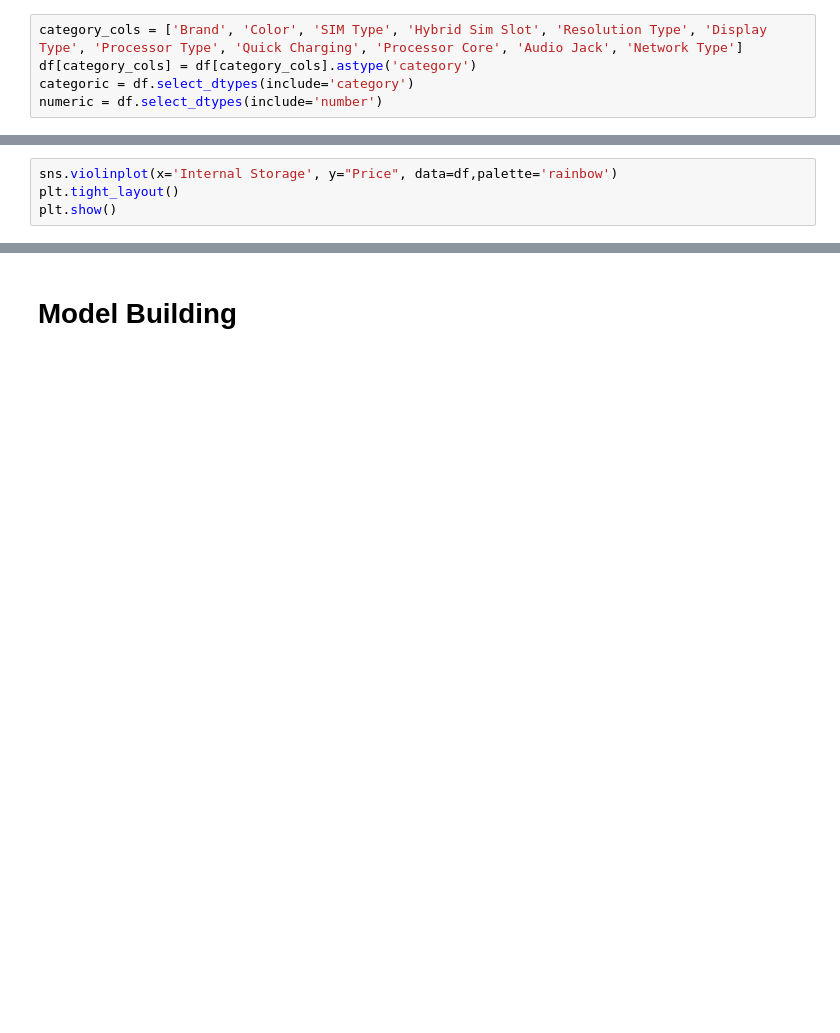
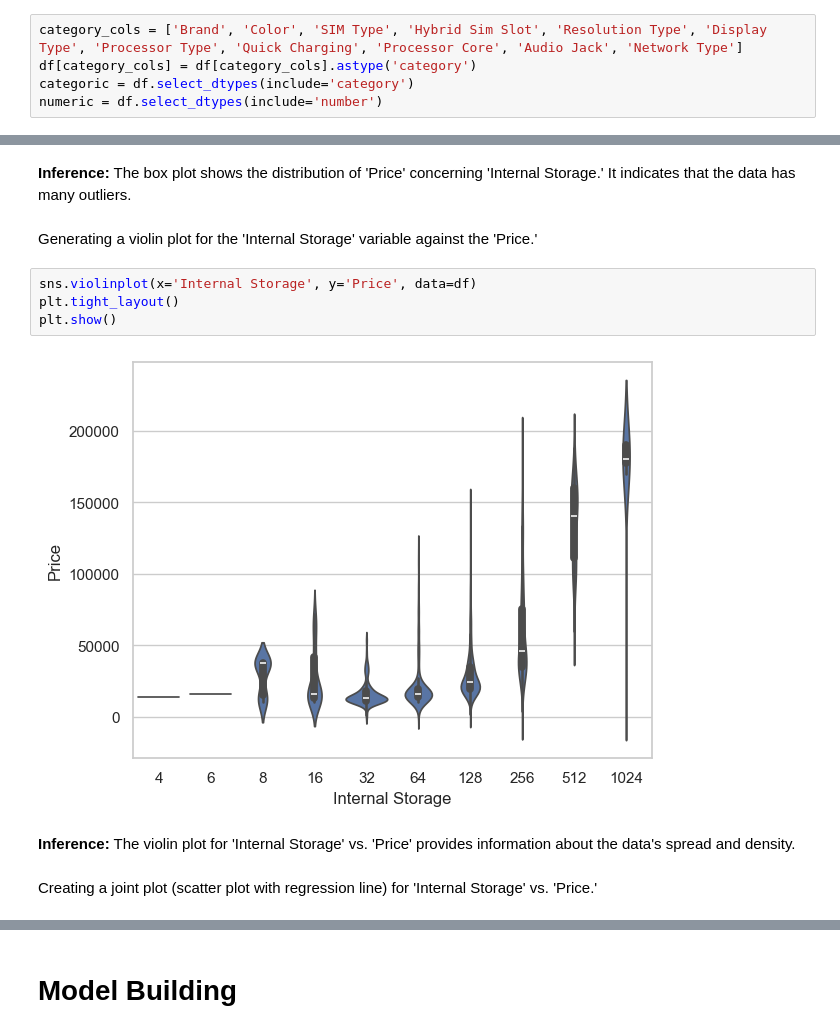
Before and after one commit to girishmahale786/smartphone-price-prediction, a Jupyter notebook: Smartphone_Price_Prediction.ipynb, the cells around one changed output, grey strips where cells are left out. Saved outputs shown, nothing was run; the diff lists cells and outputs as text; blank space fills up the shorter version.

```diff
--- a/Smartphone_Price_Prediction.ipynb
+++ b/Smartphone_Price_Prediction.ipynb
@@ -144,5 +237,15 @@ Based on the violinplot , the much long is the violin it shows range is more and
+# %% [markdown]
+**Inference:** The box plot shows the distribution of 'Price' concerning 'Internal Storage.' It indicates that the data has many outliers.
+# %% [markdown]
+Generating a violin plot for the 'Internal Storage' variable against the 'Price.'
 # %%
-sns.violinplot(x='Internal Storage', y="Price", data=df,palette='rainbow')
+sns.violinplot(x='Internal Storage', y='Price', data=df)
 plt.tight_layout()
 plt.show()
+# %% [output]
+[figure, added]
+# %% [markdown]
+**Inference:** The violin plot for 'Internal Storage' vs. 'Price' provides information about the data's spread and density.
+# %% [markdown]
+Creating a joint plot (scatter plot with regression line) for 'Internal Storage' vs. 'Price.'
 # %%
```
Also changed, not shown: parts of 75 cells of this notebook, 4 other files.
